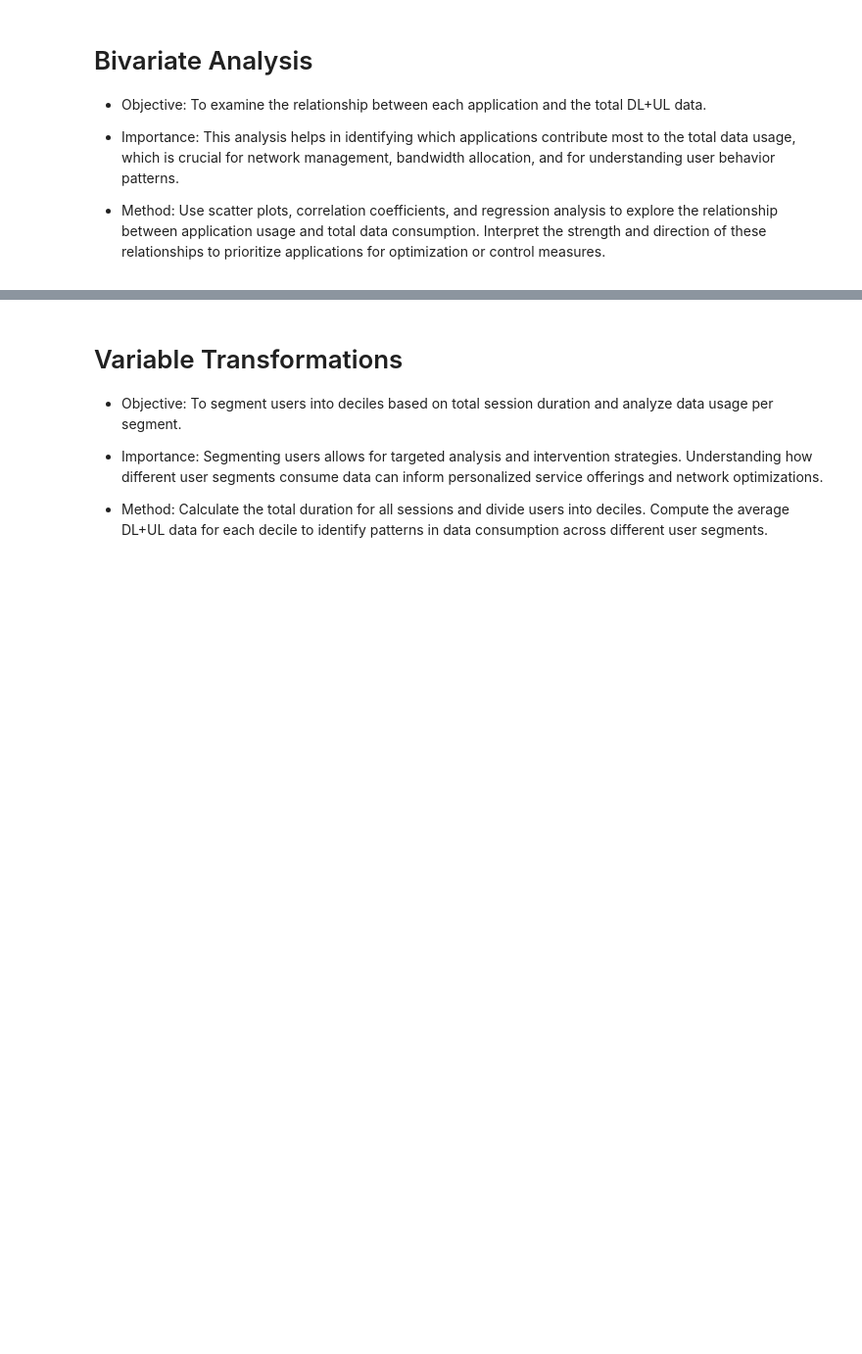
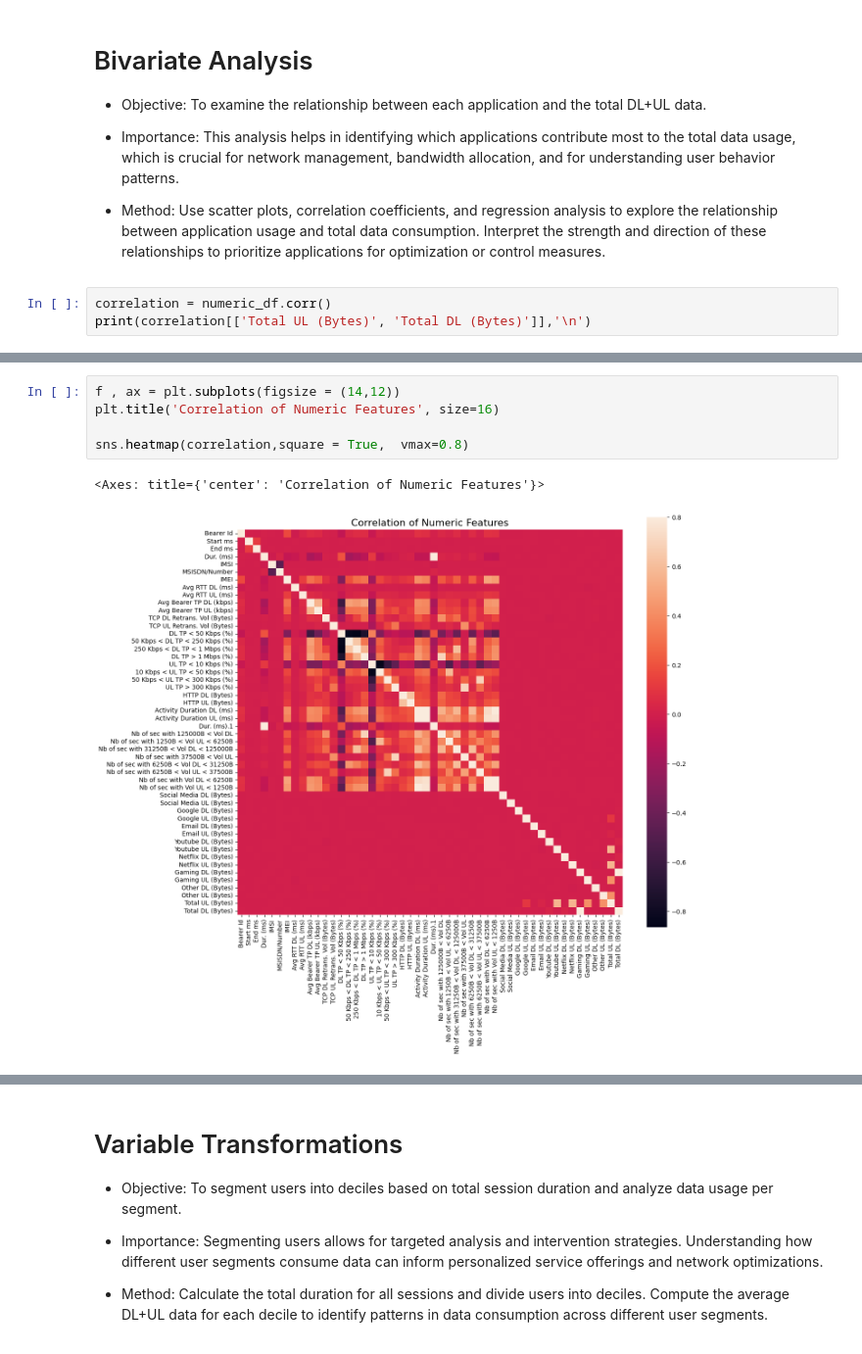
Before and after one commit to der-bew/TellCo_10ac_week2, a Jupyter notebook: notebooks/User_Overview_analysis.ipynb, the cells around one changed output, grey strips where cells are left out. Shown at 98% size. Saved outputs shown, nothing was run; the diff lists cells and outputs as text; blank space fills up the shorter version.

```diff
--- a/notebooks/User_Overview_analysis.ipynb
+++ b/notebooks/User_Overview_analysis.ipynb
@@ -276,3 +277,6 @@ grouped
 - Importance: This analysis helps in identifying which applications contribute most to the total data usage, which is crucial for network management, bandwidth allocation, and for understanding user behavior patterns.
 
 - Method: Use scatter plots, correlation coefficients, and regression analysis to explore the relationship between application usage and total data consumption. Interpret the strength and direction of these relationships to prioritize applications for optimization or control measures.
+# %%
+correlation = numeric_df.corr()
+print(correlation[['Total UL (Bytes)', 'Total DL (Bytes)']],'\n')
@@ -278,0 +301,8 @@ grouped
+# %%
+f , ax = plt.subplots(figsize = (14,12))
+plt.title('Correlation of Numeric Features', size=16)
+
+sns.heatmap(correlation,square = True,  vmax=0.8)
+# %% [output]
+<Axes: title={'center': 'Correlation of Numeric Features'}>
+[figure, added]
```
Also changed, not shown: parts of 22 cells of this notebook.
